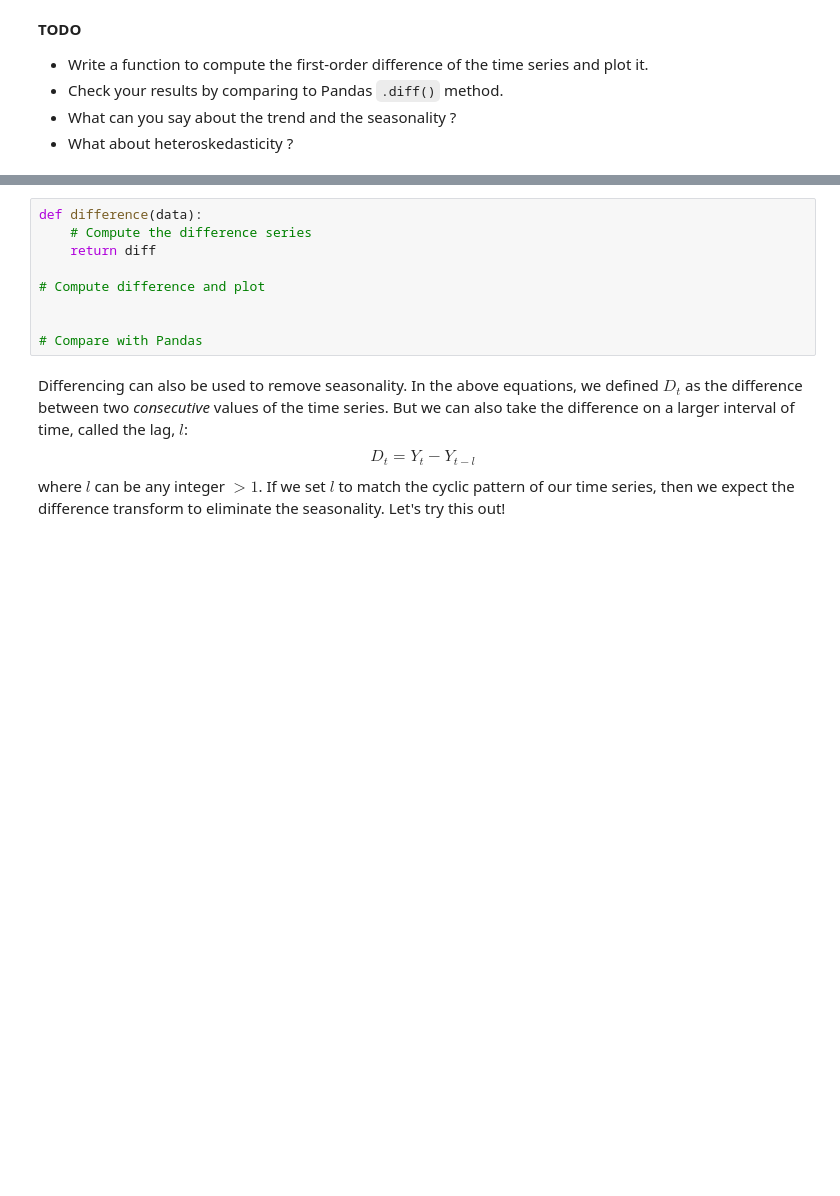
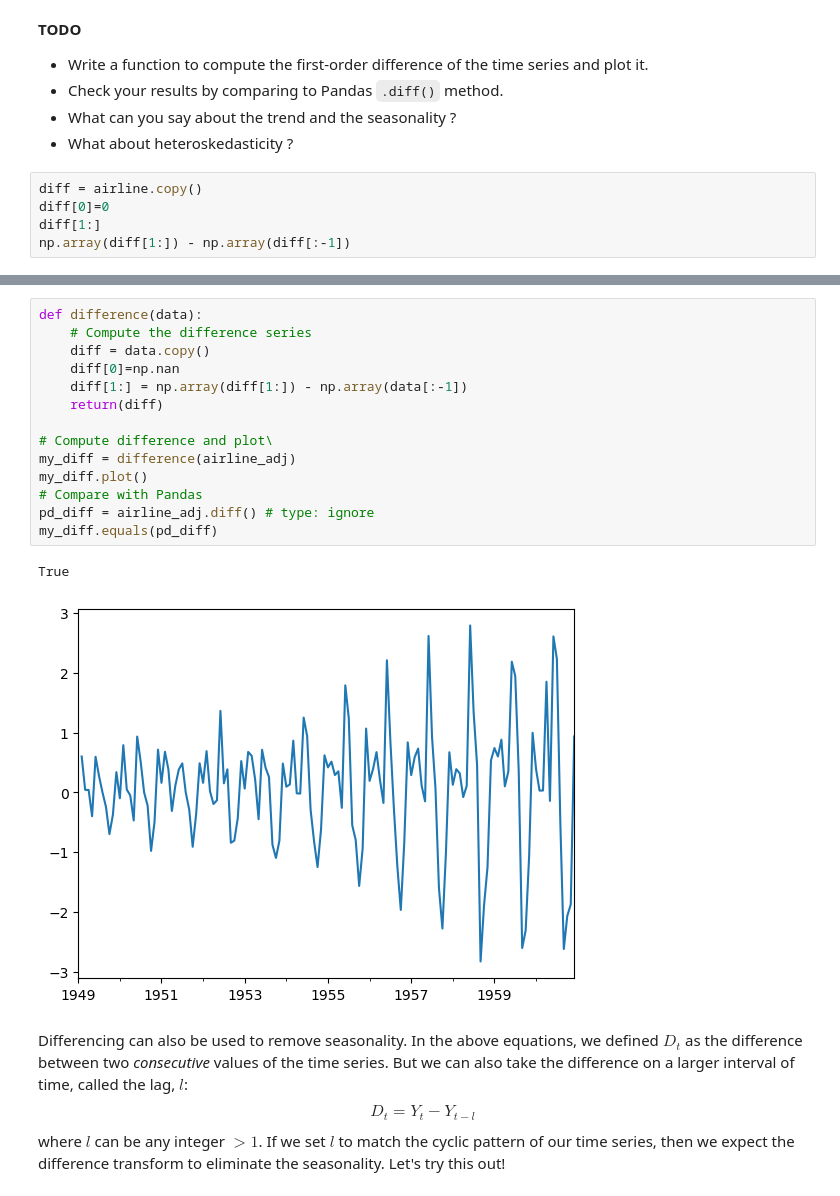
Before and after one commit to thomasmari/DataS3PG, a Jupyter notebook: module/11. ML/6. ML6/notebooks/NB1_Time_Series_Forecasts.ipynb, the cells around one changed output, grey strips where cells are left out. Saved outputs shown, nothing was run; the diff lists cells and outputs as text; blank space fills up the shorter version.

```diff
--- a/module/11. ML/6. ML6/notebooks/NB1_Time_Series_Forecasts.ipynb
+++ b/module/11. ML/6. ML6/notebooks/NB1_Time_Series_Forecasts.ipynb
@@ -349,3 +331,8 @@ If you apply this difference transform iteratively, you can achieve what is call
 - Check your results by comparing to Pandas `.diff()` method.
 - What can you say about the trend and the seasonality ?
 - What about heteroskedasticity ?
+# %%
+diff = airline.copy()
+diff[0]=0
+diff[1:]
+np.array(diff[1:]) - np.array(diff[:-1])
@@ -352,12 +356,20 @@ If you apply this difference transform iteratively, you can achieve what is call
 # %%
 def difference(data):
     # Compute the difference series
-    return diff
+    diff = data.copy()
+    diff[0]=np.nan
+    diff[1:] = np.array(diff[1:]) - np.array(data[:-1])
+    return(diff)
 
-# Compute difference and plot
-
-
+# Compute difference and plot\
+my_diff = difference(airline_adj)
+my_diff.plot()
 # Compare with Pandas
+pd_diff = airline_adj.diff() # type: ignore
+my_diff.equals(pd_diff)
+# %% [output]
+True
+[figure, added]
 # %% [markdown]
 Differencing can also be used to remove seasonality. In the above equations, we defined $D_t$ as the difference between two *consecutive*  values of the time series. But we can also take the difference on a larger interval of time, called the lag, $l$:
 $$ D_t = Y_t - Y_{t-l}$$
```
Also changed, not shown: parts of 9 cells of this notebook.
